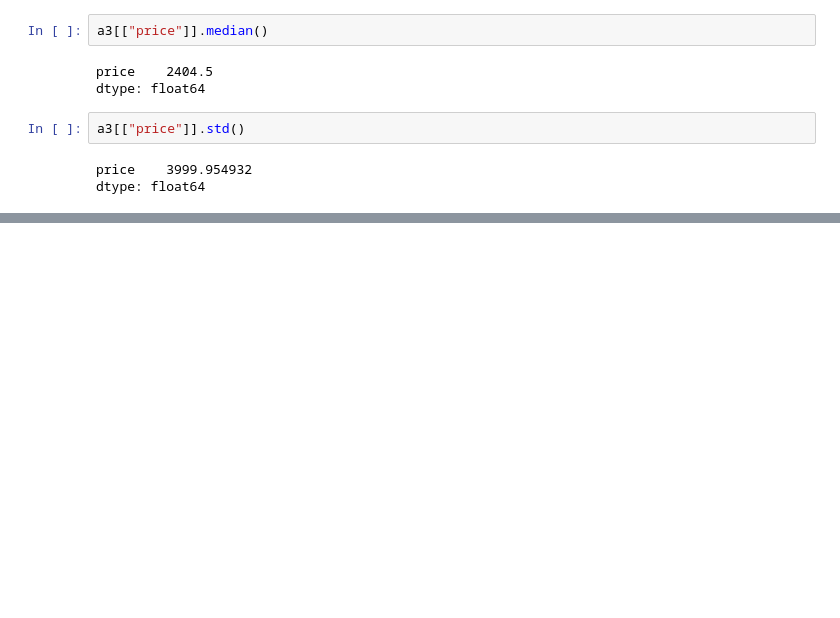
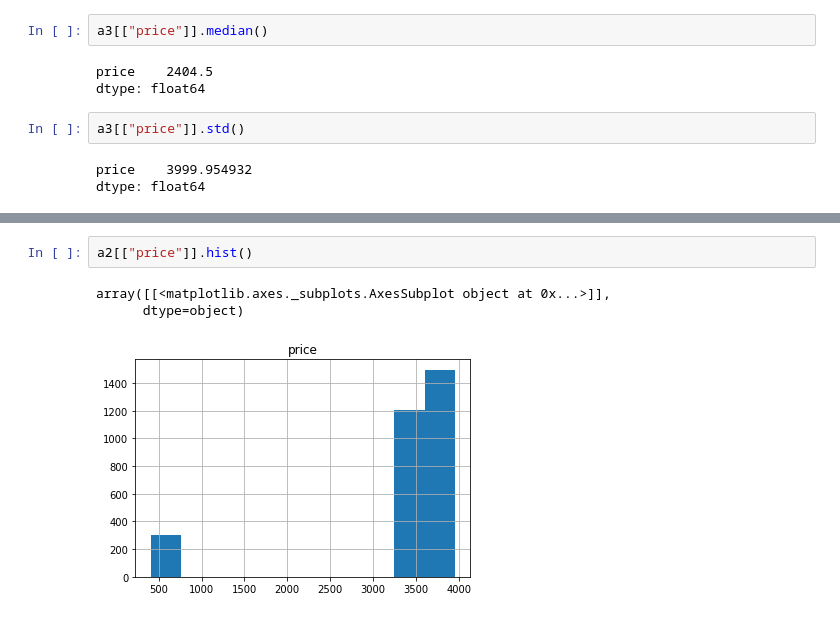
Before and after one commit to RhaSeimoha/data-science-fiap, a Jupyter notebook: Aula1.ipynb, the cells around one changed output, grey strips where cells are left out. Cells and saved outputs as stored; diff of their text form; blank space fills up the shorter version.

```diff
--- a/Aula1.ipynb
+++ b/Aula1.ipynb
@@ -123,0 +143,6 @@ dtype: float64
+# %%
+a2[["price"]].hist()
+# %% [output]
+array([[<matplotlib.axes._subplots.AxesSubplot object at 0x...>]],
+      dtype=object)
+[figure, added]
```
Also changed, not shown: parts of 3 cells of this notebook.
